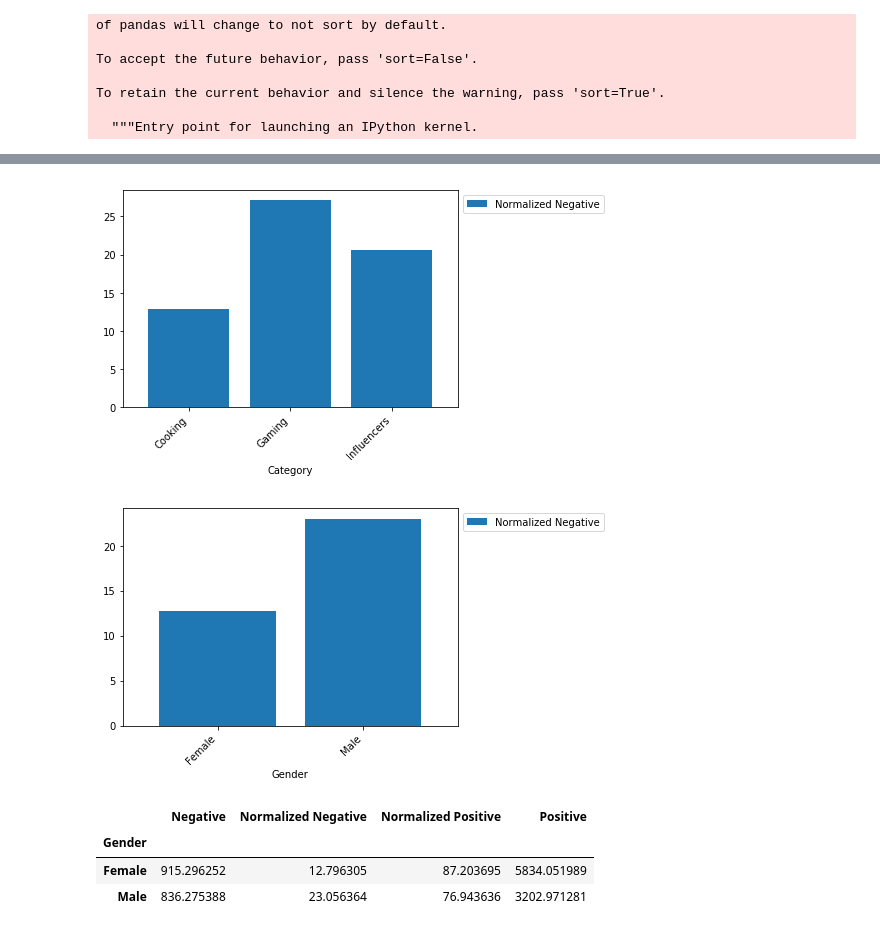
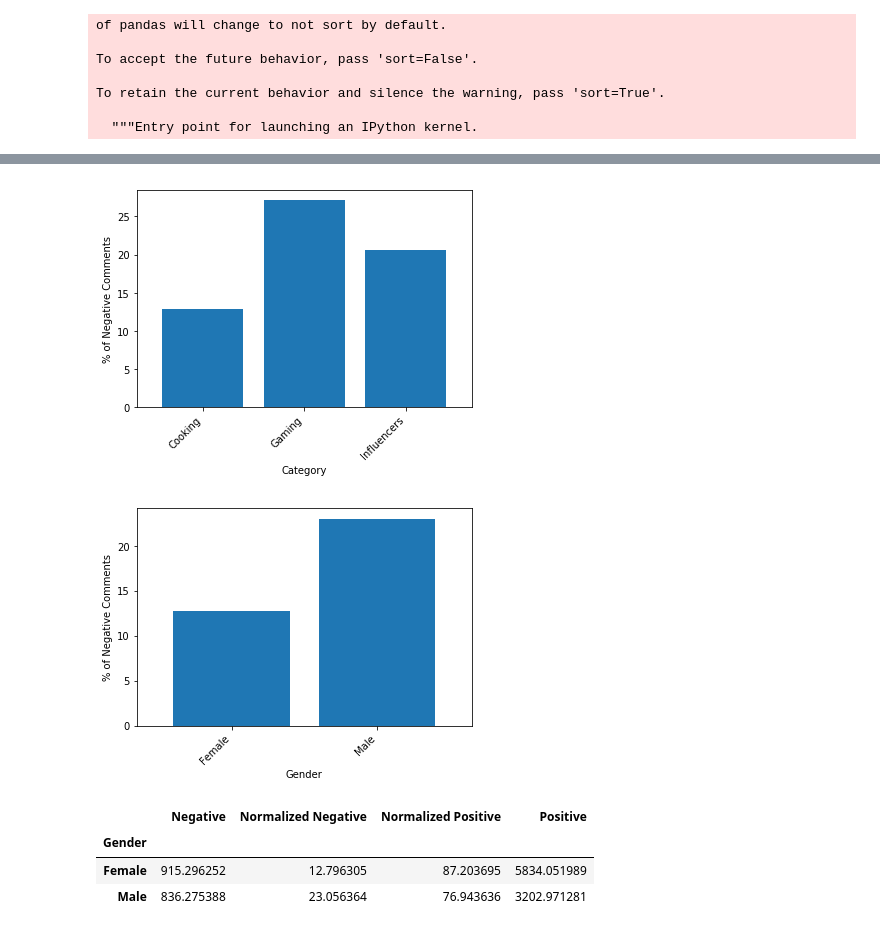
Before and after one commit to jivers-ucsd/ECE-229-Project---Group-7, a Jupyter notebook: plotting/graph influencers.ipynb, the cells around one changed output, grey strips where cells are left out. Cells and saved outputs as stored; diff of their text form; code cells hidden in the pictures.

Commit message:
Changes to graphs

```diff
--- a/plotting/graph influencers.ipynb
+++ b/plotting/graph influencers.ipynb
@@ -155,21 +155,25 @@ female = g.get_group('Female')
 # %%
 #vs category
 d2 = result.groupby(by=['Category']).mean()
 
 ax = d2.plot.bar(y=['Normalized Negative'],width = 0.8,rot=45)
 ax.set_xticklabels(ax.get_xticklabels(),ha='right');
+ax.set_ylabel('% of Negative Comments')
 ax.legend(loc='upper left', bbox_to_anchor=(1,1));
+ax.get_legend().remove()
 # %% [output]
-[figure, old version]
+[figure, new version]
 # %%
 #vs category
 d2 = result.groupby(by=['Gender']).mean()
 
 ax = d2.plot.bar(y=['Normalized Negative'],width = 0.8,rot=45)
 ax.set_xticklabels(ax.get_xticklabels(),ha='right');
+ax.set_ylabel('% of Negative Comments')
 ax.legend(loc='upper left', bbox_to_anchor=(1,1));
+ax.get_legend().remove()
 # %% [output]
-[figure, old version]
+[figure, new version]
 # %%
 d2
 # %% [output]
```
Also changed, not shown: parts of 5 cells of this notebook.
